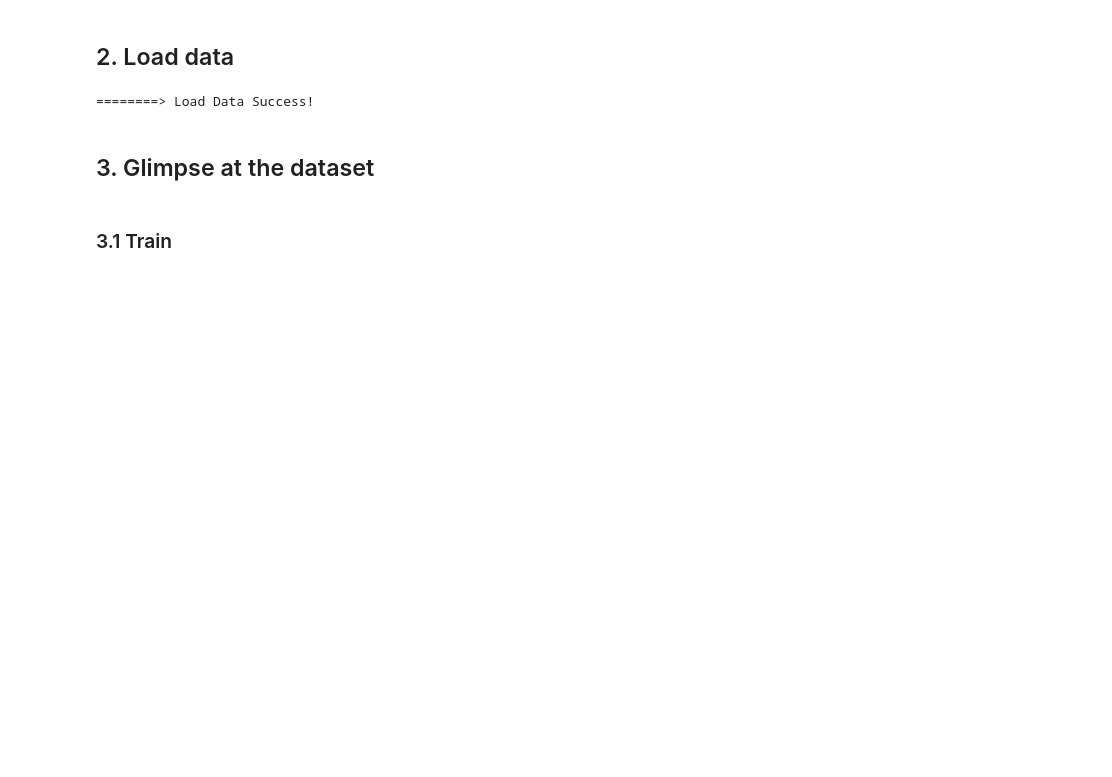
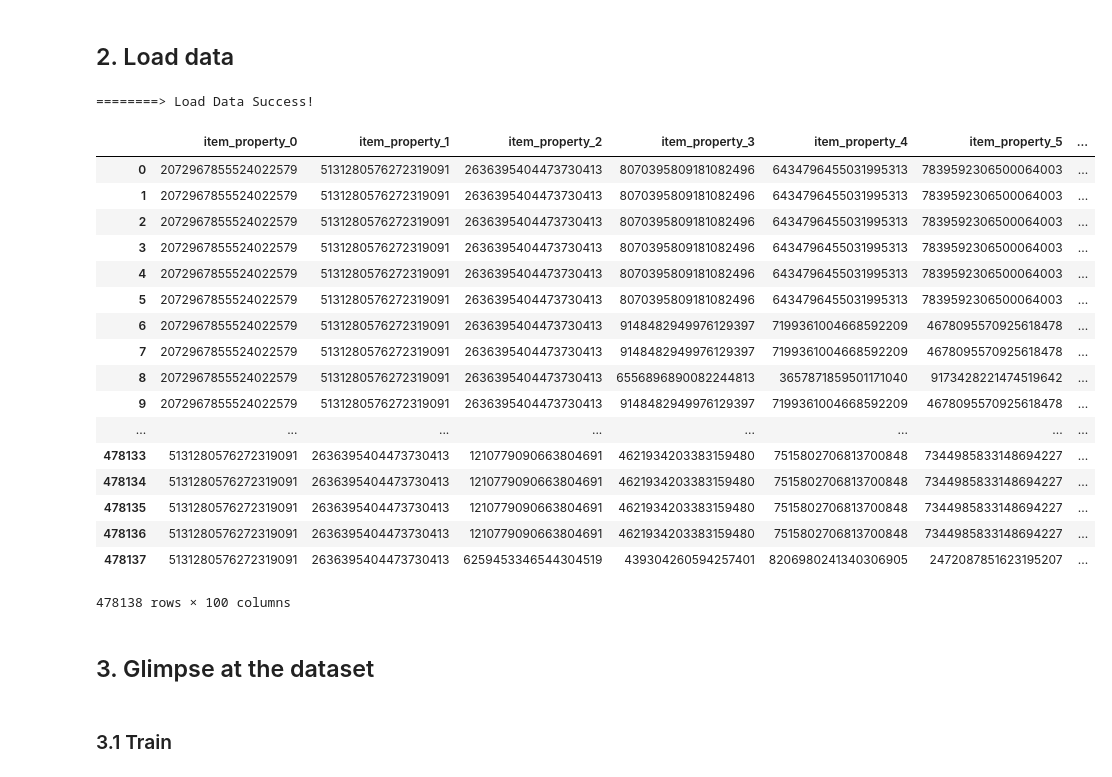
Before and after one commit to fengyin123/helloworld, a Jupyter notebook: feature_engineering/EDA.ipynb, the cells around one changed output. Cells and saved outputs as stored; diff of their text form; code cells hidden in the pictures; blank space fills up the shorter version.

```diff
--- a/feature_engineering/EDA.ipynb
+++ b/feature_engineering/EDA.ipynb
@@ -76,6 +76,28 @@ df = pd.concat([train, test])
 print("========> Load Data Success!")
 # %% [output]
 ========> Load Data Success!
+# %%
+train_item_property = train['item_property_list'].str.split(';', expand=True).add_prefix('item_property_')
+train_item_property
+# %% [output]
+|  | item_property_0 | item_property_1 | item_property_2 | item_property_3 | item_property_4 | item_property_5 | ... |
+| 0 | 2072967855524022579 | 5131280576272319091 | 2636395404473730413 | 8070395809181082496 | 6434796455031995313 | 7839592306500064003 | ... |
+| 1 | 2072967855524022579 | 5131280576272319091 | 2636395404473730413 | 8070395809181082496 | 6434796455031995313 | 7839592306500064003 | ... |
+| 2 | 2072967855524022579 | 5131280576272319091 | 2636395404473730413 | 8070395809181082496 | 6434796455031995313 | 7839592306500064003 | ... |
+| 3 | 2072967855524022579 | 5131280576272319091 | 2636395404473730413 | 8070395809181082496 | 6434796455031995313 | 7839592306500064003 | ... |
+| 4 | 2072967855524022579 | 5131280576272319091 | 2636395404473730413 | 8070395809181082496 | 6434796455031995313 | 7839592306500064003 | ... |
+| 5 | 2072967855524022579 | 5131280576272319091 | 2636395404473730413 | 8070395809181082496 | 6434796455031995313 | 7839592306500064003 | ... |
+| 6 | 2072967855524022579 | 5131280576272319091 | 2636395404473730413 | 9148482949976129397 | 7199361004668592209 | 4678095570925618478 | ... |
+| 7 | 2072967855524022579 | 5131280576272319091 | 2636395404473730413 | 9148482949976129397 | 7199361004668592209 | 4678095570925618478 | ... |
+| 8 | 2072967855524022579 | 5131280576272319091 | 2636395404473730413 | 6556896890082244813 | 3657871859501171040 | 9173428221474519642 | ... |
+| 9 | 2072967855524022579 | 5131280576272319091 | 2636395404473730413 | 9148482949976129397 | 7199361004668592209 | 4678095570925618478 | ... |
+| ... | ... | ... | ... | ... | ... | ... | ... |
+| 478133 | 5131280576272319091 | 2636395404473730413 | 1210779090663804691 | 4621934203383159480 | 7515802706813700848 | 7344985833148694227 | ... |
+| 478134 | 5131280576272319091 | 2636395404473730413 | 1210779090663804691 | 4621934203383159480 | 7515802706813700848 | 7344985833148694227 | ... |
+| 478135 | 5131280576272319091 | 2636395404473730413 | 1210779090663804691 | 4621934203383159480 | 7515802706813700848 | 7344985833148694227 | ... |
+| 478136 | 5131280576272319091 | 2636395404473730413 | 1210779090663804691 | 4621934203383159480 | 7515802706813700848 | 7344985833148694227 | ... |
+| 478137 | 5131280576272319091 | 2636395404473730413 | 6259453346544304519 | 439304260594257401 | 8206980241340306905 | 2472087851623195207 | ... |
+478138 rows × 100 columns
 # %% [markdown]
 ## 3. Glimpse at the dataset
 # %% [markdown]
```
Also changed, not shown: parts of 1 cell of this notebook, 3 other files.
